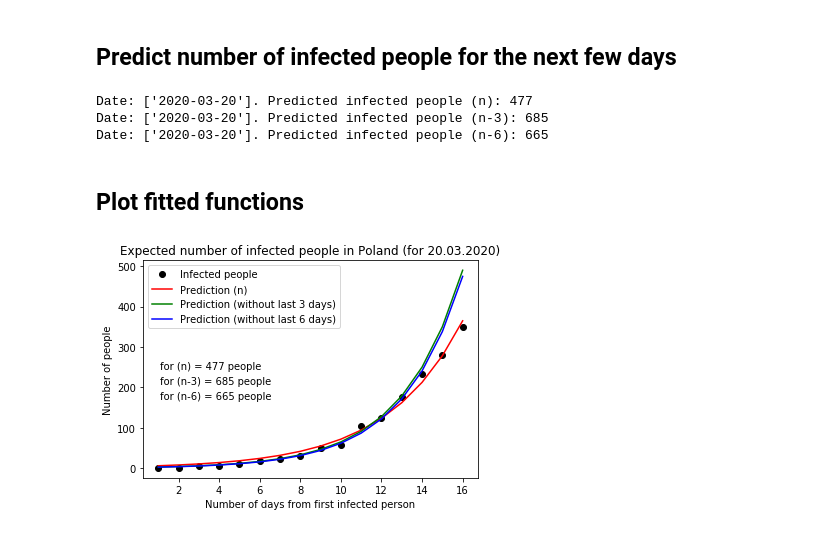
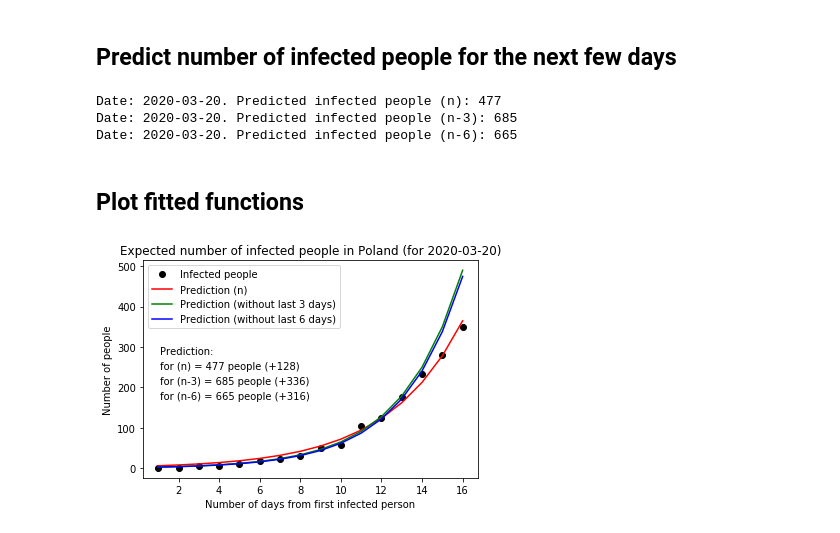
Before and after one commit to dariuszzbyrad/covid-19, a Jupyter notebook: progress-fit.ipynb, the cells around one changed output. Saved outputs shown, nothing was run; the diff lists cells and outputs as text; code cells hidden in the pictures.

```diff
--- a/progress-fit.ipynb
+++ b/progress-fit.ipynb
@@ -48,35 +48,41 @@ last_date = last_day['date']
 last_index = last_day['day']
 
 date = last_date + pd.DateOffset(1)
+formatted_date = np.datetime_as_string(date, unit='D')[0]
+
 predicted_0 = exp_func(last_index + 1, *popt_0)
 predicted_3 = exp_func(last_index + 1, *popt_3)
 predicted_6 = exp_func(last_index + 1, *popt_6)
 
-print("Date: {}. Predicted infected people (n): {}".format(np.datetime_as_string(date, unit='D'), int(predicted_0)))
-print("Date: {}. Predicted infected people (n-3): {}".format(np.datetime_as_string(date, unit='D'), int(predicted_3)))
-print("Date: {}. Predicted infected people (n-6): {}".format(np.datetime_as_string(date, unit='D'), int(predicted_6)))
+print("Date: {}. Predicted infected people (n): {}".format(formatted_date, int(predicted_0)))
+print("Date: {}. Predicted infected people (n-3): {}".format(formatted_date, int(predicted_3)))
+print("Date: {}. Predicted infected people (n-6): {}".format(formatted_date, int(predicted_6)))
 # %% [output]
-Date: ['2020-03-20']. Predicted infected people (n): 477
-Date: ['2020-03-20']. Predicted infected people (n-3): 685
-Date: ['2020-03-20']. Predicted infected people (n-6): 665
+Date: 2020-03-20. Predicted infected people (n): 477
+Date: 2020-03-20. Predicted infected people (n-3): 685
+Date: 2020-03-20. Predicted infected people (n-6): 665
 # %% [markdown]
 ## Plot fitted functions
 # %%
+infected_last_day = int(last_day['infected'])
+
 plt.figure()
+plt.title('Expected number of infected people in Poland (for {})'.format(formatted_date))
+plt.xlabel('Number of days from first infected person')
+plt.ylabel('Number of people')
 
 plt.plot(df['day'], df['infected'], 'ko', label="Infected people")
+
 plt.plot(df_0['day'], exp_func(df_0['day'], *popt_0), 'r-', label="Prediction (n)")
 plt.plot(df_0['day'], exp_func(df_0['day'], *popt_3), 'g-', label="Prediction (without last 3 days)")
 plt.plot(df_0['day'], exp_func(df_0['day'], *popt_6), 'b-', label="Prediction (without last 6 days)")
-plt.title('Expected number of infected people in Poland (for 20.03.2020)')
-plt.annotate('for (n) = '+str(int(predicted_0))+' people', xy=(0.05, 0.5), xycoords='axes fraction')
-plt.annotate('for (n-3) = '+str(int(predicted_3))+' people', xy=(0.05, 0.43), xycoords='axes fraction')
-plt.annotate('for (n-6) = '+str(int(predicted_6))+' people', xy=(0.05, 0.36), xycoords='axes fraction')
 
-plt.xlabel('Number of days from first infected person')
-plt.ylabel('Number of people')
+plt.annotate('Prediction:', xy=(0.05, 0.57), xycoords='axes fraction')
+plt.annotate('for (n) = {} people (+{})'.format(str(int(predicted_0)), int(predicted_0)-infected_last_day), xy=(0.05, 0.5), xycoords='axes fraction')
+plt.annotate('for (n-3) = {} people (+{})'.format(str(int(predicted_3)), int(predicted_3)-infected_last_day), xy=(0.05, 0.43), xycoords='axes fraction')
+plt.annotate('for (n-6) = {} people (+{})'.format(str(int(predicted_6)), int(predicted_6)-infected_last_day), xy=(0.05, 0.36), xycoords='axes fraction')
 
 plt.legend()
 plt.show()
 # %% [output]
-[figure, old version]
+[figure, new version]
```
Also changed, not shown: 1 other file.
